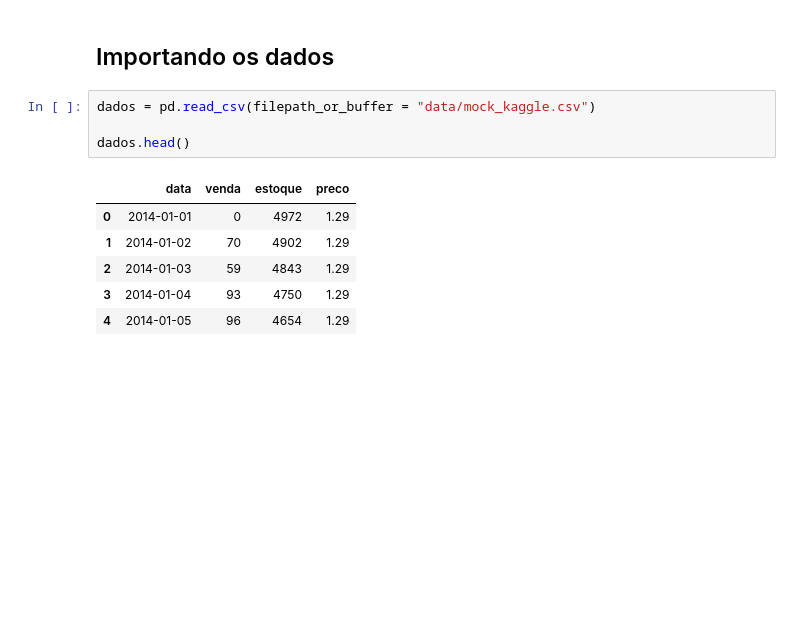
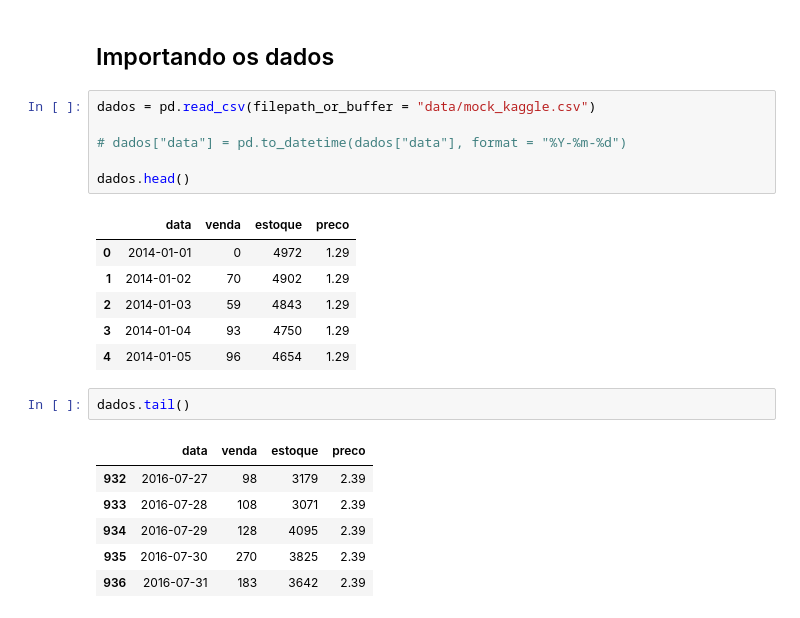
Before and after one commit to barbosarafael/DS_Avancado, a Jupyter notebook: Retail_Sales_Forecasting/notebook_of.ipynb, the cells around one changed output. Cells and saved outputs as stored; diff of their text form; blank space fills up the shorter version.

```diff
--- a/Retail_Sales_Forecasting/notebook_of.ipynb
+++ b/Retail_Sales_Forecasting/notebook_of.ipynb
@@ -24,6 +24,8 @@ import matplotlib.pyplot as plt
 # %%
 dados = pd.read_csv(filepath_or_buffer = "data/mock_kaggle.csv")
 
+# dados["data"] = pd.to_datetime(dados["data"], format = "%Y-%m-%d")
+
 dados.head()
 # %% [output]
 |  | data | venda | estoque | preco |
@@ -32,3 +34,12 @@ dados.head()
 | 2 | 2014-01-03 | 59 | 4843 | 1.29 |
 | 3 | 2014-01-04 | 93 | 4750 | 1.29 |
 | 4 | 2014-01-05 | 96 | 4654 | 1.29 |
+# %%
+dados.tail()
+# %% [output]
+|  | data | venda | estoque | preco |
+| 932 | 2016-07-27 | 98 | 3179 | 2.39 |
+| 933 | 2016-07-28 | 108 | 3071 | 2.39 |
+| 934 | 2016-07-29 | 128 | 4095 | 2.39 |
+| 935 | 2016-07-30 | 270 | 3825 | 2.39 |
+| 936 | 2016-07-31 | 183 | 3642 | 2.39 |
```
Also changed, not shown: parts of 9 cells of this notebook, 5 other files.
